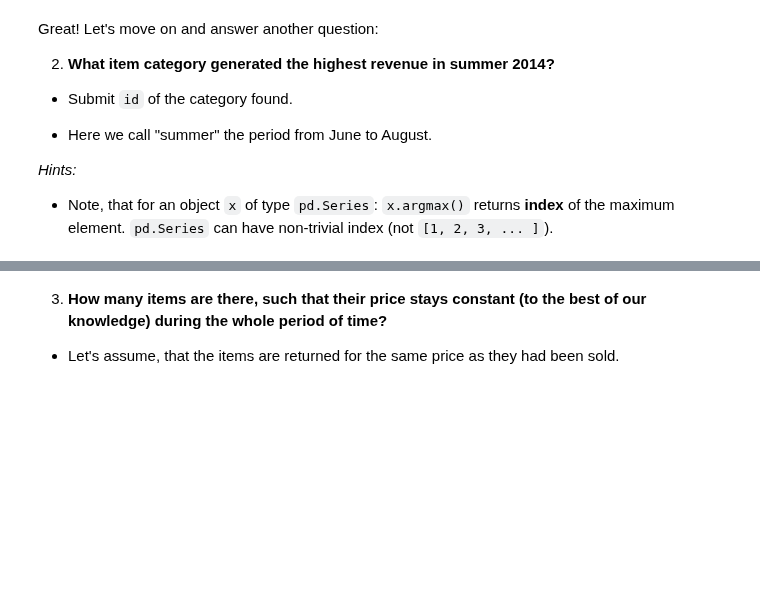
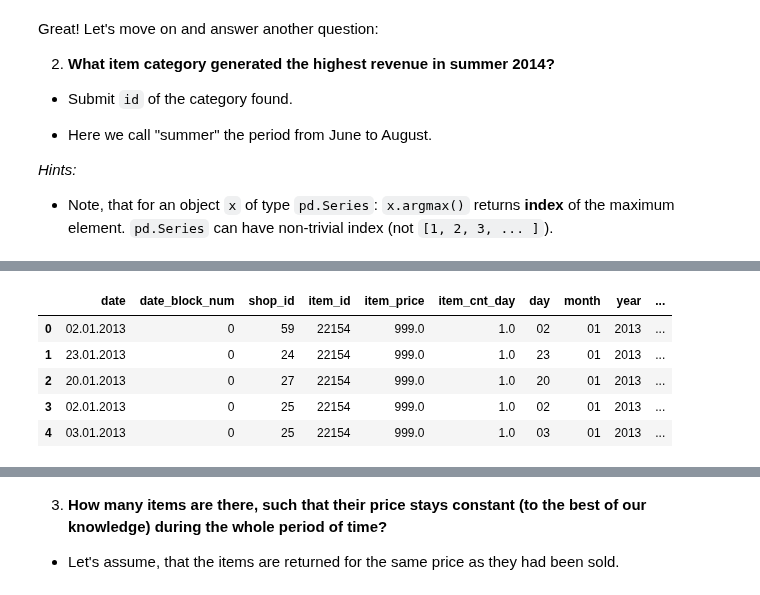
Before and after one commit to MasatoraAtarashi/Kaggle, a Jupyter notebook: how-to-win-kaggle/PandasBasics.ipynb, the cells around one changed output, grey strips where cells are left out. Cells and saved outputs as stored; diff of their text form; code cells hidden in the pictures; blank space fills up the shorter version.

```diff
--- a/how-to-win-kaggle/PandasBasics.ipynb
+++ b/how-to-win-kaggle/PandasBasics.ipynb
@@ -102,0 +103,2 @@ transactions.head()
+# %%
+transactions['Revenue'] = transactions['item_price'] * transactions['item_cnt_day']
@@ -121,0 +139,11 @@ Great! Let's move on and answer another question:
+# %%
+transactions_with_category = pd.merge(transactions, items)
+# %%
+transactions_with_category.head()
+# %% [output]
+|  | date | date_block_num | shop_id | item_id | item_price | item_cnt_day | day | month | year | ... |
+| 0 | 02.01.2013 | 0 | 59 | 22154 | 999.0 | 1.0 | 02 | 01 | 2013 | ... |
+| 1 | 23.01.2013 | 0 | 24 | 22154 | 999.0 | 1.0 | 23 | 01 | 2013 | ... |
+| 2 | 20.01.2013 | 0 | 27 | 22154 | 999.0 | 1.0 | 20 | 01 | 2013 | ... |
+| 3 | 02.01.2013 | 0 | 25 | 22154 | 999.0 | 1.0 | 02 | 01 | 2013 | ... |
+| 4 | 03.01.2013 | 0 | 25 | 22154 | 999.0 | 1.0 | 03 | 01 | 2013 | ... |
```
Also changed, not shown: parts of 10 cells of this notebook, 1 other file.
